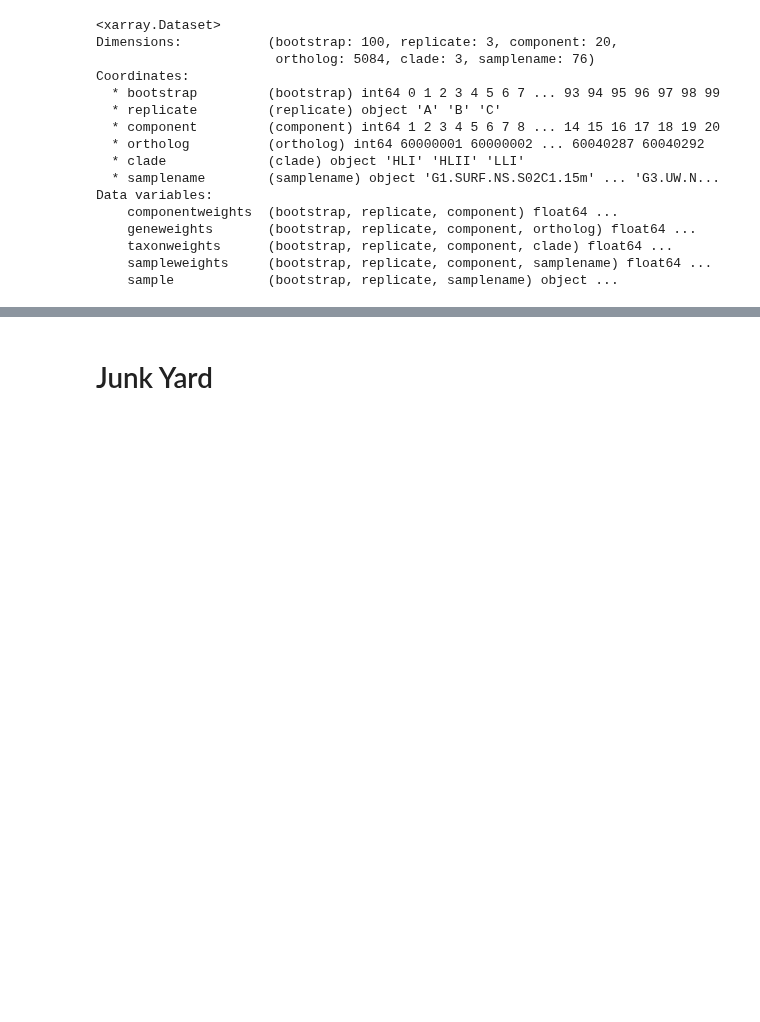
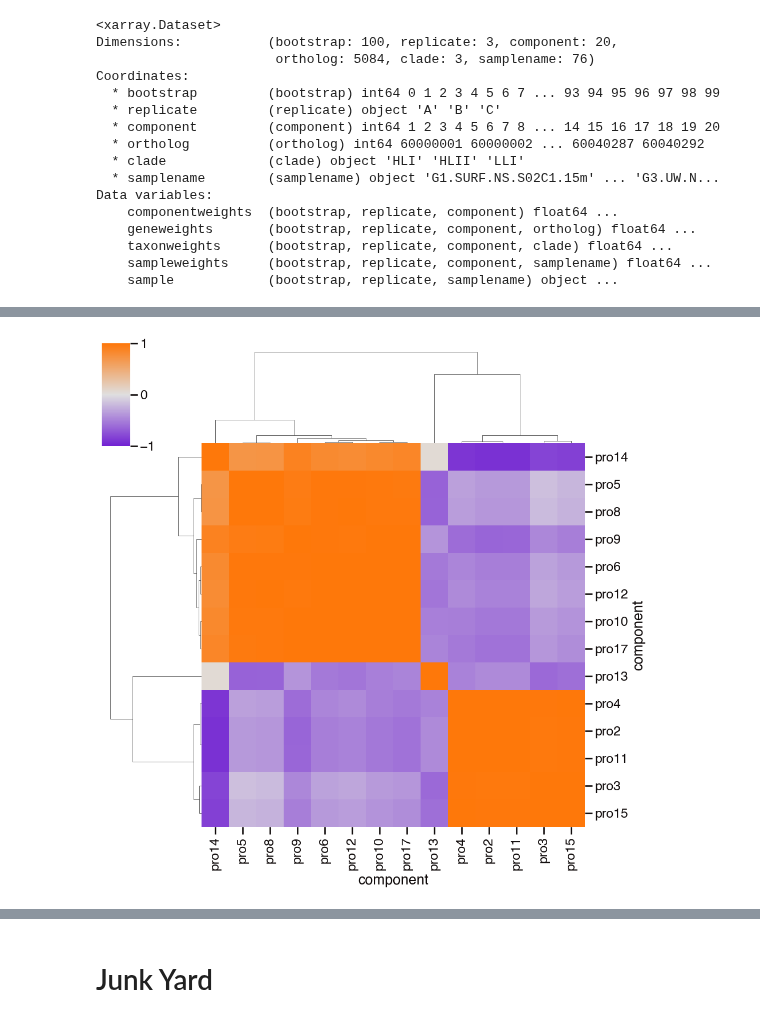
Before and after one commit to blasks/barnacle-manuscript, a Jupyter notebook: figures/6-clusters/cluster-correlation.ipynb, the cells around one changed output, grey strips where cells are left out. Cells and saved outputs as stored; diff of their text form; code cells hidden in the pictures; blank space fills up the shorter version.

```diff
--- a/figures/6-clusters/cluster-correlation.ipynb
+++ b/figures/6-clusters/cluster-correlation.ipynb
@@ -385,0 +199,27 @@ array([14,  8, 11,  9,  7, 10,  4, 13, 12,  3,  5,  6,  2,  1,  0])
+# %%
+# Prochlorococcus taxon weights
+
+# pull out pro taxon weight data
+pro_taxon_df = pro_ds.median(dim=['bootstrap', 'replicate']).taxonweights.T.to_pandas()
+pro_taxon_df = pro_taxon_df.rename(columns=dict(zip(pro_taxon_df.columns,
+                                                    [f"pro{i}" for i in pro_taxon_df.columns])))
+
+# select only robust components
+pro_taxon_df = pro_taxon_df.loc[:, pro_clusters]
+
+# generate matrix of pairwise comparisons
+sim_df = pd.DataFrame(
+    pro_taxon_df.corr(),
+#     cosine_similarity(pro_taxon_df.T),
+    index=pro_taxon_df.columns,
+    columns=pro_taxon_df.columns
+)
+
+# generate and save figure
+g = sns.clustermap(
+    sim_df,
+    cmap=div_cmap, vmin=-1, vmax=1, cbar_kws={'shrink': .5}
+)
+g.savefig('pro-taxonweights-heatmap.png')
+# %% [output]
+[figure, added]
```
Also changed, not shown: parts of 36 cells of this notebook.
